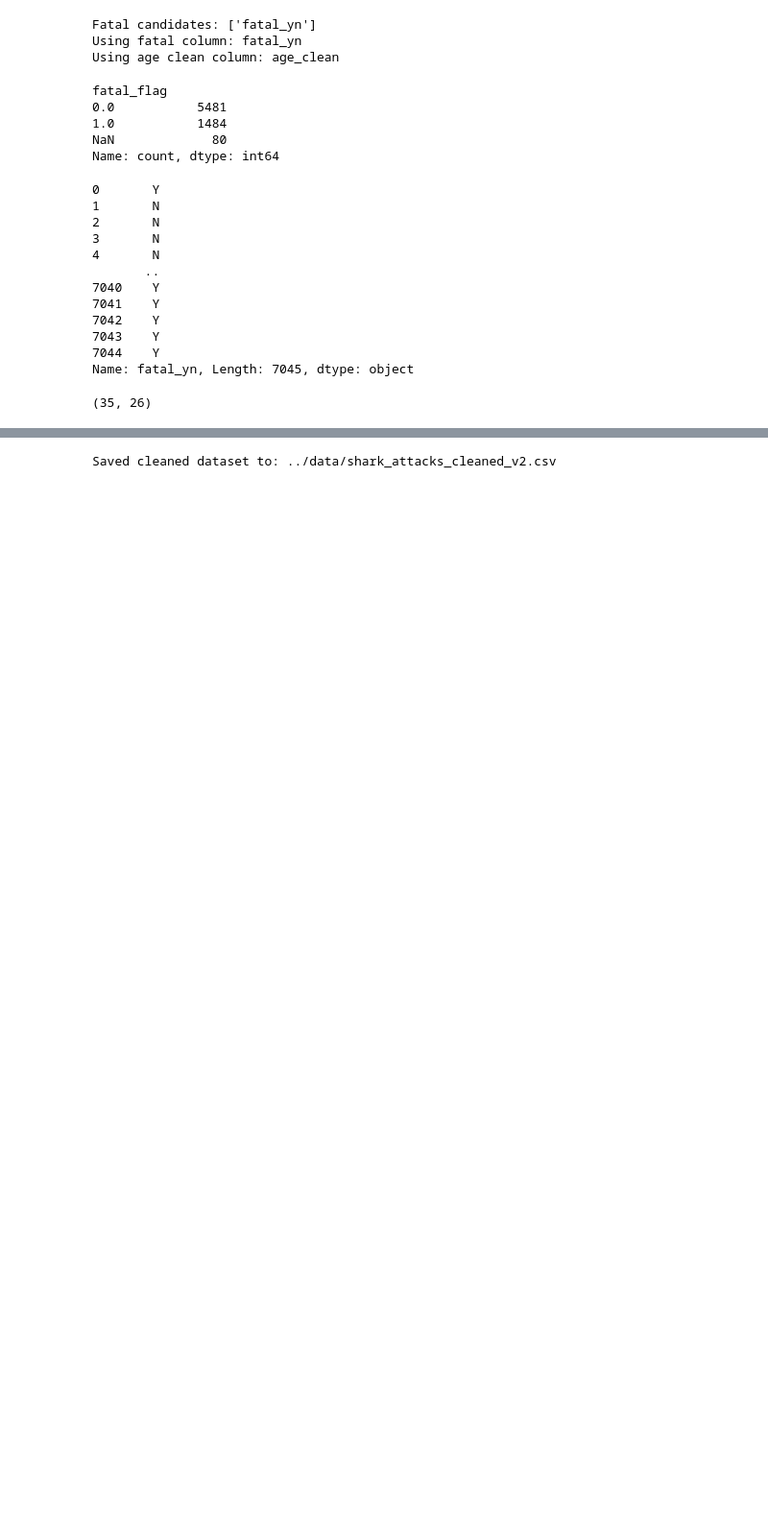
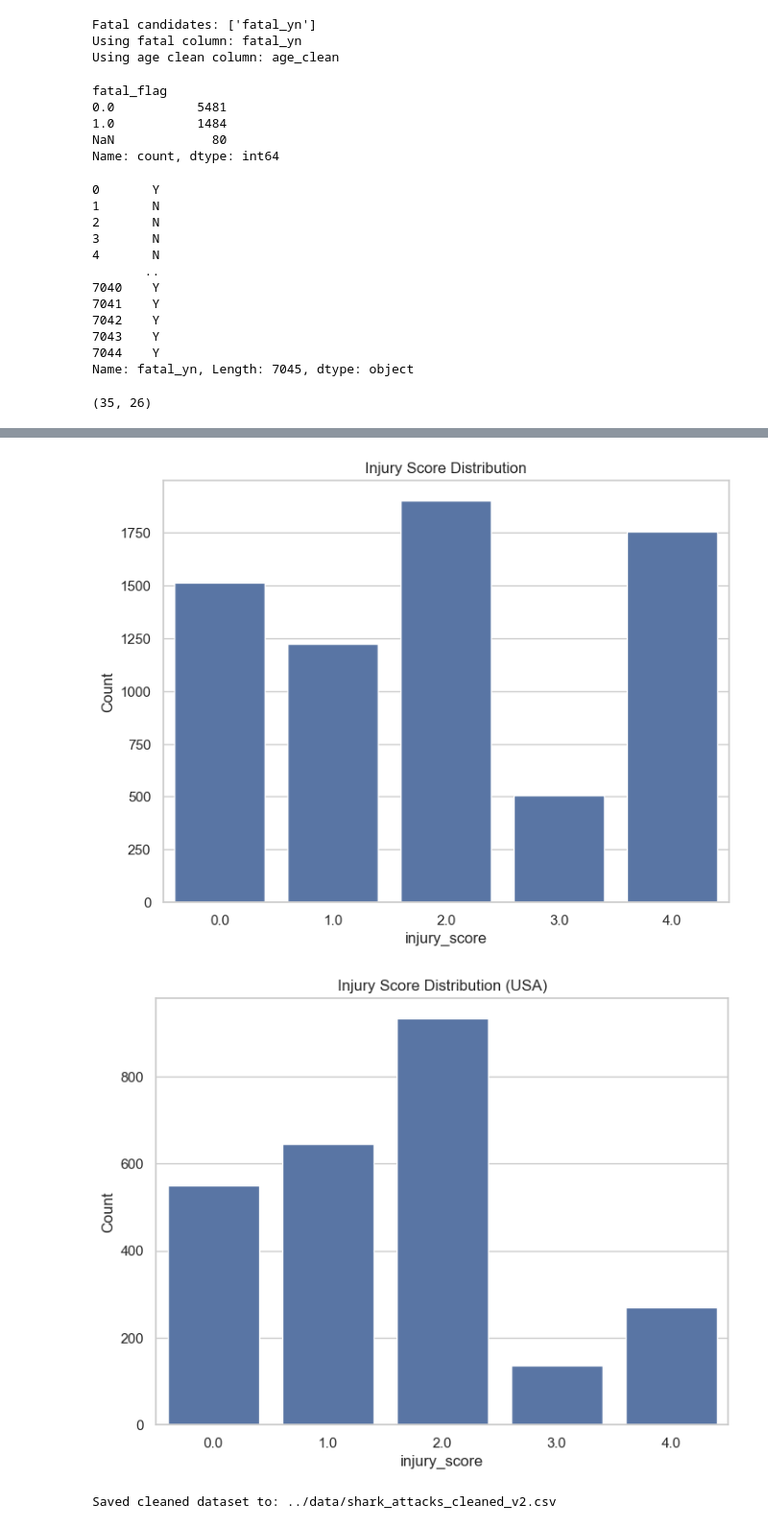
Before and after one commit to elbgross/sharks_attack, a Jupyter notebook: notebooks/shark_attacks_analysis.ipynb, the cells around one changed output, grey strips where cells are left out. Shown at 96% size. Drawn from its saved outputs; the diff is of its cells as text; code cells hidden in the pictures; blank space fills up the shorter version.

```diff
--- a/notebooks/shark_attacks_analysis.ipynb
+++ b/notebooks/shark_attacks_analysis.ipynb
@@ -540,0 +569,25 @@ else:
+# %%
+if "injury_score" in df.columns:
+    score_numbers = df["injury_score"].value_counts()
+    plt.figure(figsize=(8,6))
+    sns.barplot(y=score_numbers.values, x=score_numbers.index)
+    plt.title("Injury Score Distribution")
+    plt.ylabel("Count")
+    plt.show()
+else:
+    print("Injury Score column not found.")
+
+
+
+if "injury_score" in df.columns:
+    score_numbers_US = df["injury_score"][df["country"] == "USA"].value_counts()
+    plt.figure(figsize=(8,6))
+    sns.barplot(y=score_numbers_US.values, x=score_numbers_US.index)
+    plt.title("Injury Score Distribution (USA)")
+    plt.ylabel("Count")
+    plt.show()
+else:
+    print("Injury Score column not found.")
+# %% [output]
+[figure, added]
+[figure, added]
```
Also changed, not shown: parts of 8 cells of this notebook.
